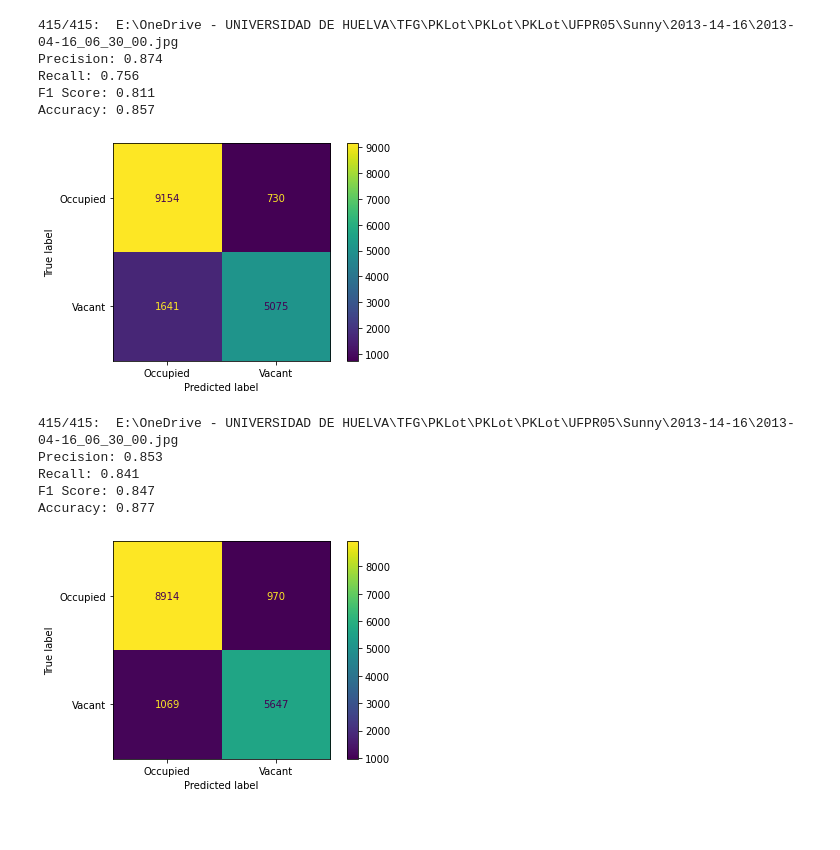
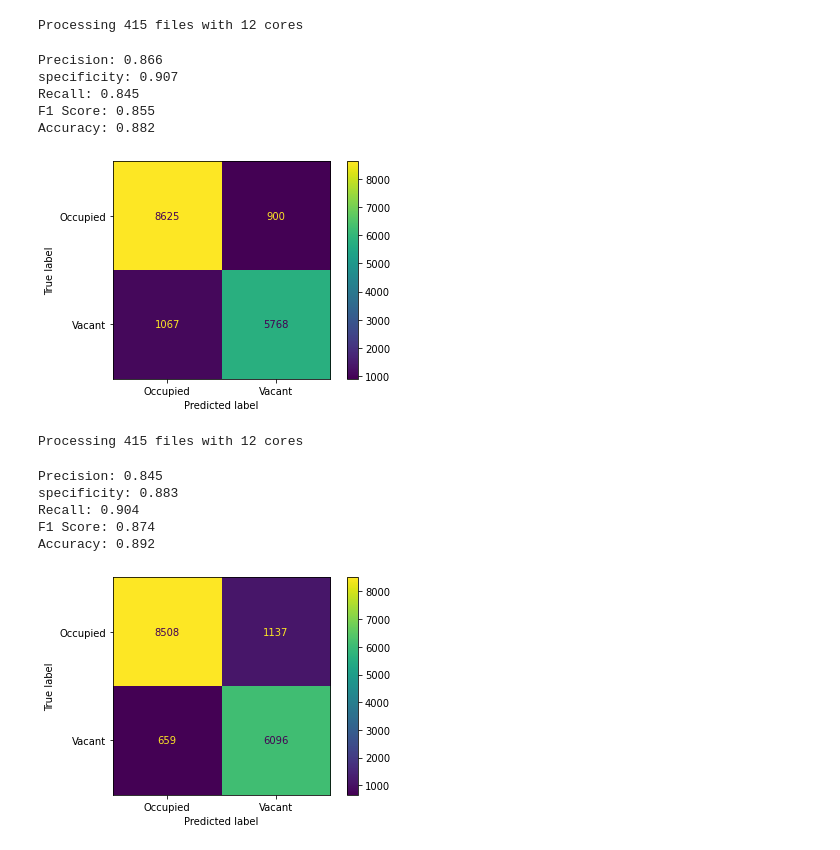
Before and after one commit to VisionPark/VisionParkDetect, a Jupyter notebook: gaussianBlurKernelSize.ipynb, the cells around one changed output. Cells and saved outputs as stored; diff of their text form; code cells hidden in the pictures.

```diff
--- a/gaussianBlurKernelSize.ipynb
+++ b/gaussianBlurKernelSize.ipynb
@@ -31,21 +36,25 @@ Accuracy: 0.843
 # %%
-params = DetectionParams((5,5), 0, cv.ADAPTIVE_THRESH_GAUSSIAN_C, 33, 9, 3, 20) # UPR05
-detect_batch(selected_files, params,k=0.2, showImshow=False, setup=False)
+params =  DetectionParams((5,5), 0, cv.ADAPTIVE_THRESH_GAUSSIAN_C, 33, 9, 3, 20,vacant_threshold=0.24)
+confusion_matrix, real, predicted = process_batch(selected_files, params)
+precision, specificity, recall, f1, accuracy = show_confusion_matrix(confusion_matrix, real, predicted)
 # %% [output]
-415/415:  E:\OneDrive - UNIVERSIDAD DE HUELVA\TFG\PKLot\PKLot\PKLot\UFPR05\Sunny\2013-14-16\2013-04-16_06_30_00.jpg
-Precision: 0.874
-Recall: 0.756
-F1 Score: 0.811
-Accuracy: 0.857
+Processing 415 files with 12 cores
+Precision: 0.866
+specificity: 0.907
+Recall: 0.845
+F1 Score: 0.855
+Accuracy: 0.882
-[figure, old version]
+[figure, new version]
 # %%
-params = DetectionParams((7,7), 0, cv.ADAPTIVE_THRESH_GAUSSIAN_C, 33, 9, 3, 20) # UPR05
-detect_batch(selected_files, params,k=0.2, showImshow=False, setup=False)
+params =  DetectionParams((7,7), 0, cv.ADAPTIVE_THRESH_GAUSSIAN_C, 33, 9, 3, 20,vacant_threshold=0.24)
+confusion_matrix, real, predicted = process_batch(selected_files, params)
+precision, specificity, recall, f1, accuracy = show_confusion_matrix(confusion_matrix, real, predicted)
 # %% [output]
-415/415:  E:\OneDrive - UNIVERSIDAD DE HUELVA\TFG\PKLot\PKLot\PKLot\UFPR05\Sunny\2013-14-16\2013-04-16_06_30_00.jpg
-Precision: 0.853
-Recall: 0.841
-F1 Score: 0.847
-Accuracy: 0.877
+Processing 415 files with 12 cores
+Precision: 0.845
+specificity: 0.883
+Recall: 0.904
+F1 Score: 0.874
+Accuracy: 0.892
-[figure, old version]
+[figure, new version]
 # %%
```
Also changed, not shown: parts of 4 cells of this notebook, 3 other files.
